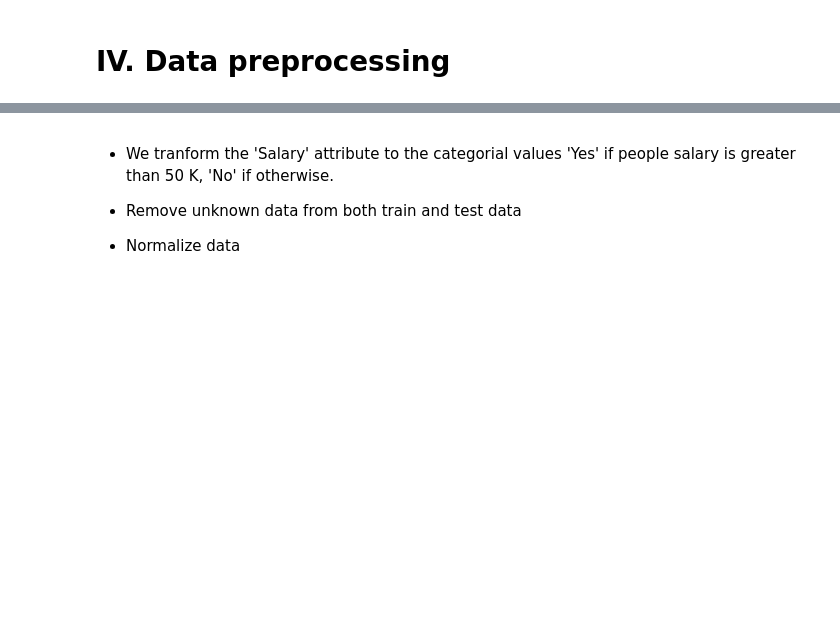
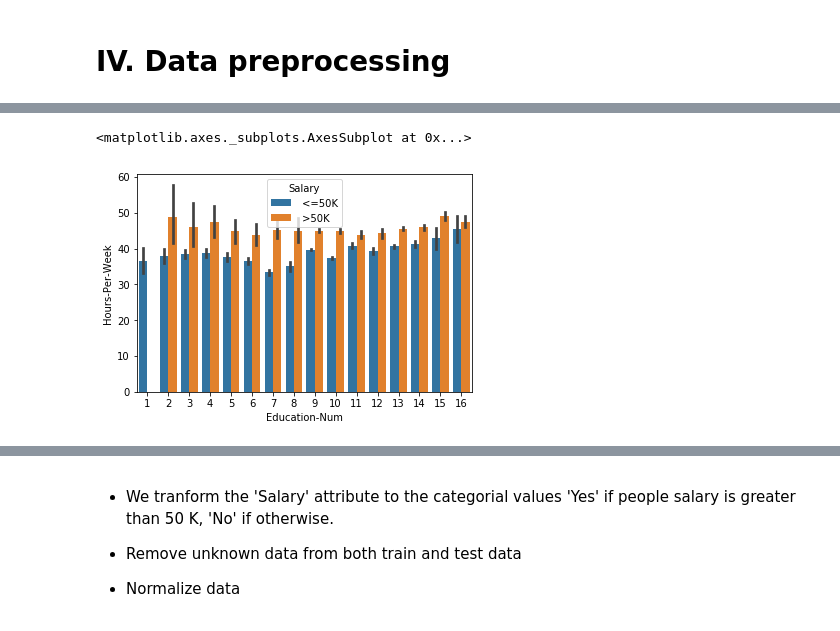
Before and after one commit to haiphucnguyen/MachineLearning, a Jupyter notebook: notes/Project 1.ipynb, the cells around one changed output, grey strips where cells are left out. Cells and saved outputs as stored; diff of their text form; code cells hidden in the pictures; blank space fills up the shorter version.

```diff
--- a/notes/Project 1.ipynb
+++ b/notes/Project 1.ipynb
@@ -96,0 +107,5 @@ dataset_test.head(10)
+# %%
+sns.barplot(x='Education-Num', y='Hours-Per-Week', hue='Salary', data=dataset_train)
+# %% [output]
+<matplotlib.axes._subplots.AxesSubplot at 0x...>
+[figure, added]
```
Also changed, not shown: parts of 26 cells of this notebook.
